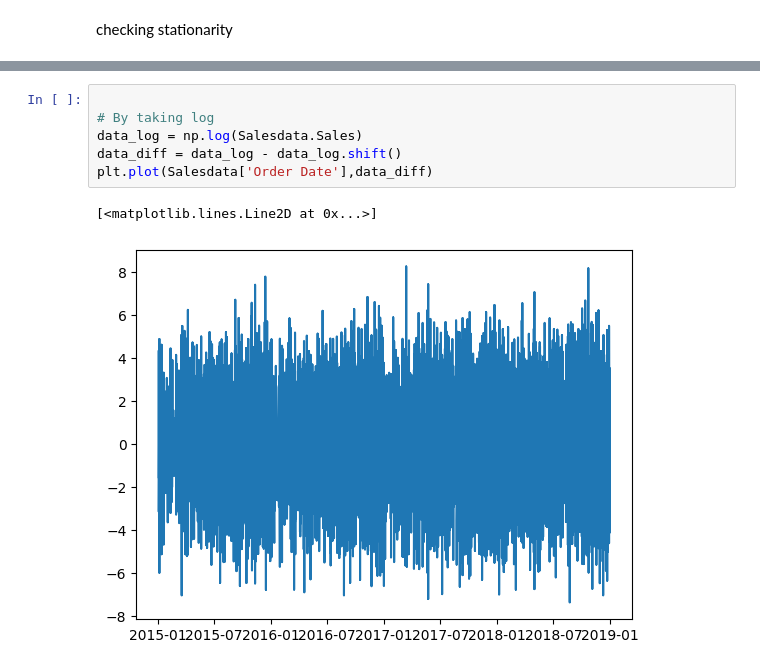
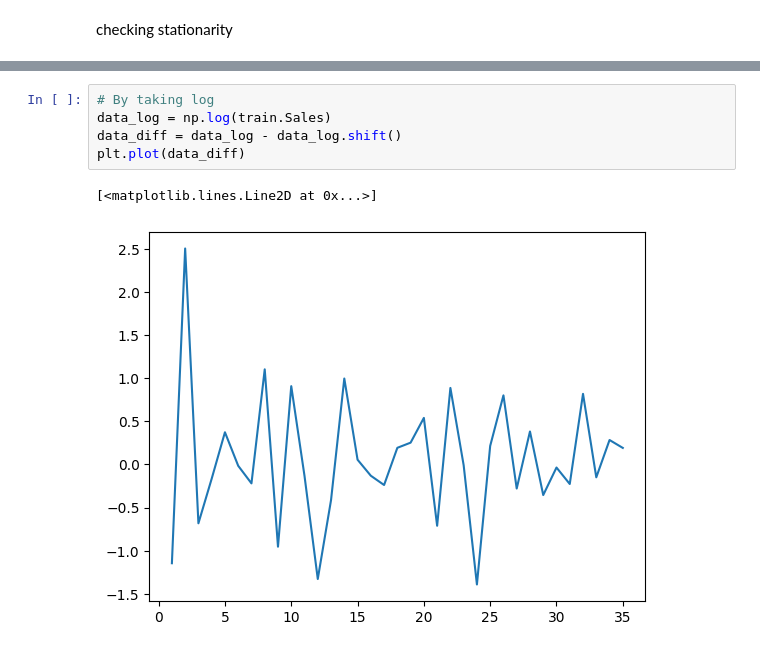
Before and after one commit to Owuza/BusyQA_Data_Science_Group3, a Jupyter notebook: Superstore project.ipynb, the cells around one changed output, grey strips where cells are left out. Cells and saved outputs as stored; diff of their text form.

```diff
--- a/Superstore project.ipynb
+++ b/Superstore project.ipynb
@@ -487,11 +454,10 @@ Critical Value (10%)             -2.566935
 dtype: float64
 # %%
-
 # By taking log
-data_log = np.log(Salesdata.Sales)
+data_log = np.log(train.Sales)
 data_diff = data_log - data_log.shift()
-plt.plot(Salesdata['Order Date'],data_diff)
+plt.plot(data_diff)
 # %% [output]
 [<matplotlib.lines.Line2D at 0x...>]
-[figure, old version]
+[figure, new version]
 # %%
```
Also changed, not shown: parts of 26 cells of this notebook.
